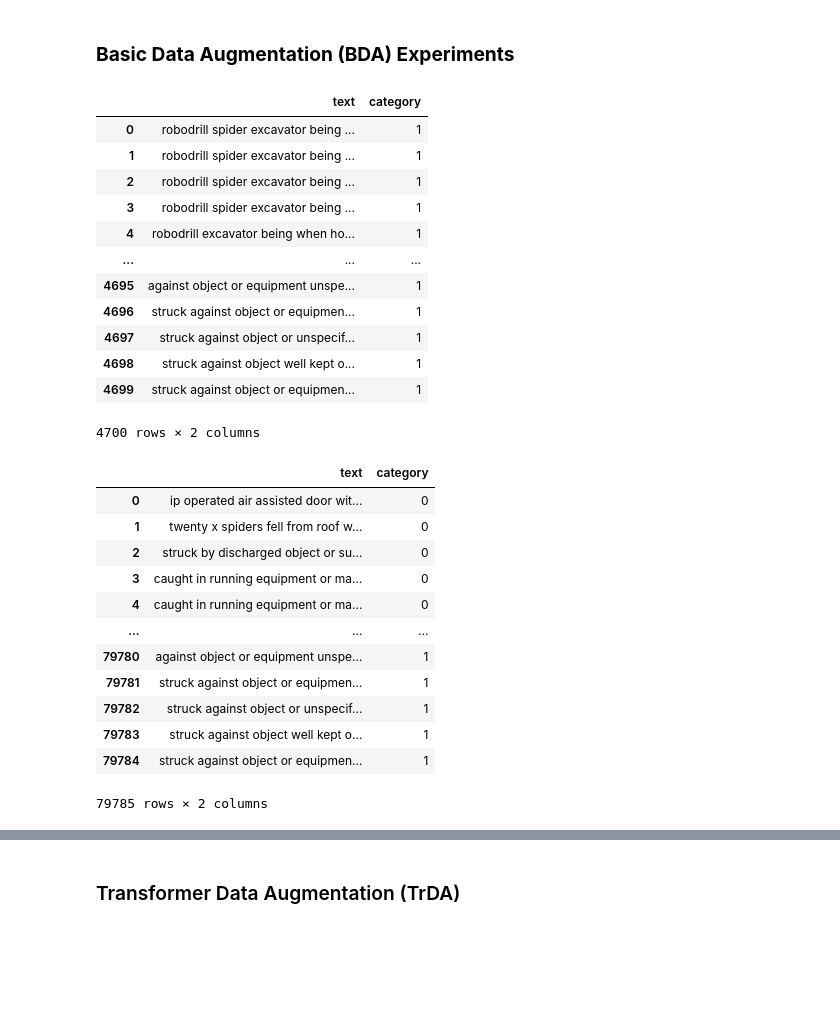
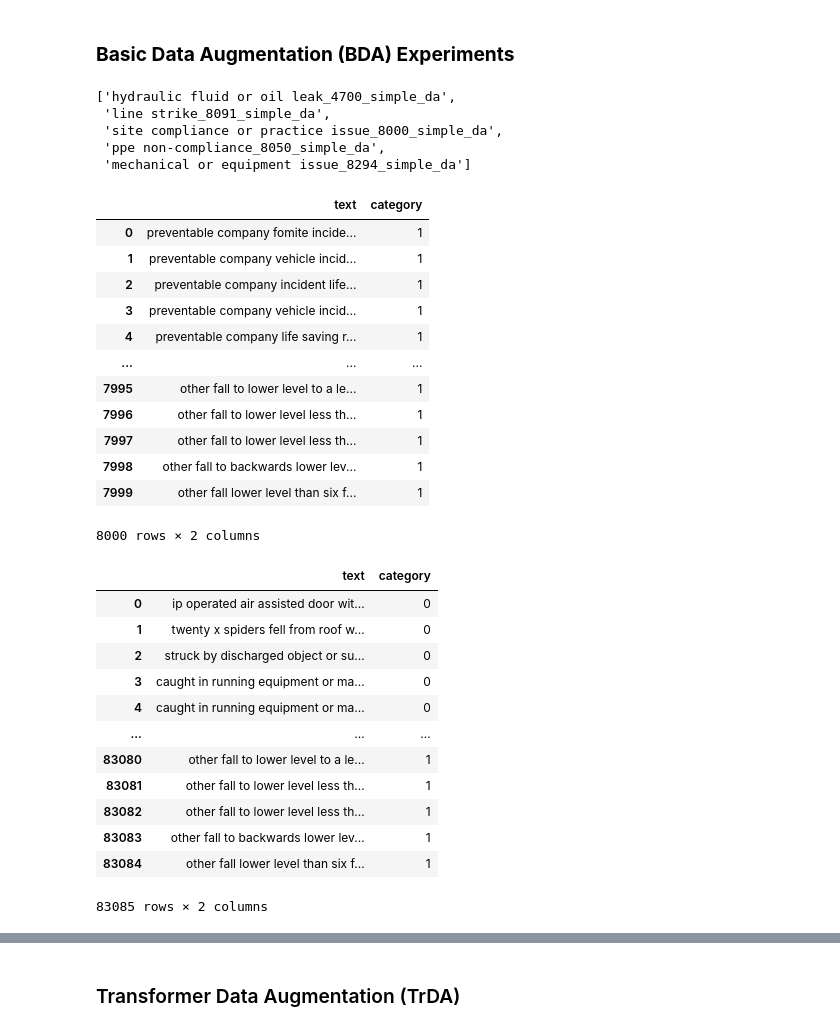
Before and after one commit to 3minuterecord/safety_report_topic_classification, a Jupyter notebook: 09_topic_classification/safety_BiLSTM_BDA_trDA.ipynb, the cells around one changed output, grey strips where cells are left out. Saved outputs shown, nothing was run; the diff lists cells and outputs as text; code cells hidden in the pictures; blank space fills up the shorter version.

```diff
--- a/09_topic_classification/safety_BiLSTM_BDA_trDA.ipynb
+++ b/09_topic_classification/safety_BiLSTM_BDA_trDA.ipynb
@@ -42,13 +42,32 @@ import datetime
 focus_cats = [
     'hydraulic fluid or oil leak',
     'line strike',
-    'site compliance or practice issue'
+    'site compliance or practice issue',
+    'ppe non-compliance_144_out_df_temp',
+    'mechanical or equipment issue'
     ]
 
 fns = [
     '2209031206', # hydraulic fluid or oil leak
-    '2209031206', # line strike
-    '2210031122'  # site compliance or practice issue
+    '2210031444', # line strike
+    '2210031122', # site compliance or practice issue
+    '2210031323'  #'ppe non-compliance'
+]
+
+fn_bd_aug_names = [
+    'hydraulic fluid or oil leak_4700_simple_da',
+    'line strike_8091_simple_da',
+    'site compliance or practice issue_8000_simple_da',
+    'ppe non-compliance_8050_simple_da',
+    'mechanical or equipment issue_8294_simple_da'
+]
+
+fn_tr_aug_names = [
+    'hydraulic fluid or oil leak_7920_trda',
+    'line strike_',
+    'site compliance or practice issue_8410_trda',
+    'ppe non-compliance_',
+    'mechanical or equipment issue_'
 ]
 
 # Select a category to load
@@ -124,24 +144,32 @@ df_train_trues
 # %% [markdown]
 ### **Basic Data Augmentation (BDA) Experiments**
+# %%
+fn_bd_aug_names
+# %% [output]
+['hydraulic fluid or oil leak_4700_simple_da',
+ 'line strike_8091_simple_da',
+ 'site compliance or practice issue_8000_simple_da',
+ 'ppe non-compliance_8050_simple_da',
+ 'mechanical or equipment issue_8294_simple_da']
 # %%
 # Load fabricated reports
-fn_name = 'hydraulic fluid or oil leak_4700_simple_da'
-df_fab = pd.read_csv(f'01_data/fabricated/{fn_name}.csv')
+fn_bd_name = fn_bd_aug_names[index]
+df_fab = pd.read_csv(f'01_data/fabricated/{fn_bd_name}.csv')
 df_fab
 # %% [output]
 |  | text | category |
-| 0 | robodrill spider excavator being ... | 1 |
-| 1 | robodrill spider excavator being ... | 1 |
-| 2 | robodrill spider excavator being ... | 1 |
-| 3 | robodrill spider excavator being ... | 1 |
-| 4 | robodrill excavator being when ho... | 1 |
+| 0 | preventable company fomite incide... | 1 |
+| 1 | preventable company vehicle incid... | 1 |
+| 2 | preventable company incident life... | 1 |
+| 3 | preventable company vehicle incid... | 1 |
+| 4 | preventable company life saving r... | 1 |
 | ... | ... | ... |
-| 4695 | against object or equipment unspe... | 1 |
-| 4696 | struck against object or equipmen... | 1 |
-| 4697 | struck against object or unspecif... | 1 |
-| 4698 | struck against object well kept o... | 1 |
-| 4699 | struck against object or equipmen... | 1 |
+| 7995 | other fall to lower level to a le... | 1 |
+| 7996 | other fall to lower level less th... | 1 |
+| 7997 | other fall to lower level less th... | 1 |
+| 7998 | other fall to backwards lower lev... | 1 |
+| 7999 | other fall lower level than six f... | 1 |
-4700 rows × 2 columns
+8000 rows × 2 columns
 # %%
 # Prepare data & conbine with original training data
 X_train_fab = df_fab.text
@@ -162,12 +190,12 @@ df_shuff
 | 3 | caught in running equipment or ma... | 0 |
 | 4 | caught in running equipment or ma... | 0 |
 | ... | ... | ... |
-| 79780 | against object or equipment unspe... | 1 |
-| 79781 | struck against object or equipmen... | 1 |
-| 79782 | struck against object or unspecif... | 1 |
-| 79783 | struck against object well kept o... | 1 |
-| 79784 | struck against object or equipmen... | 1 |
+| 83080 | other fall to lower level to a le... | 1 |
+| 83081 | other fall to lower level less th... | 1 |
+| 83082 | other fall to lower level less th... | 1 |
+| 83083 | other fall to backwards lower lev... | 1 |
+| 83084 | other fall lower level than six f... | 1 |
-79785 rows × 2 columns
+83085 rows × 2 columns
 # %%
 # Shuffle the dataframe
 df_shuff = df_shuff.sample(frac=1).reset_index(drop=True)
```
Also changed, not shown: parts of 21 cells of this notebook, 5 other files.
